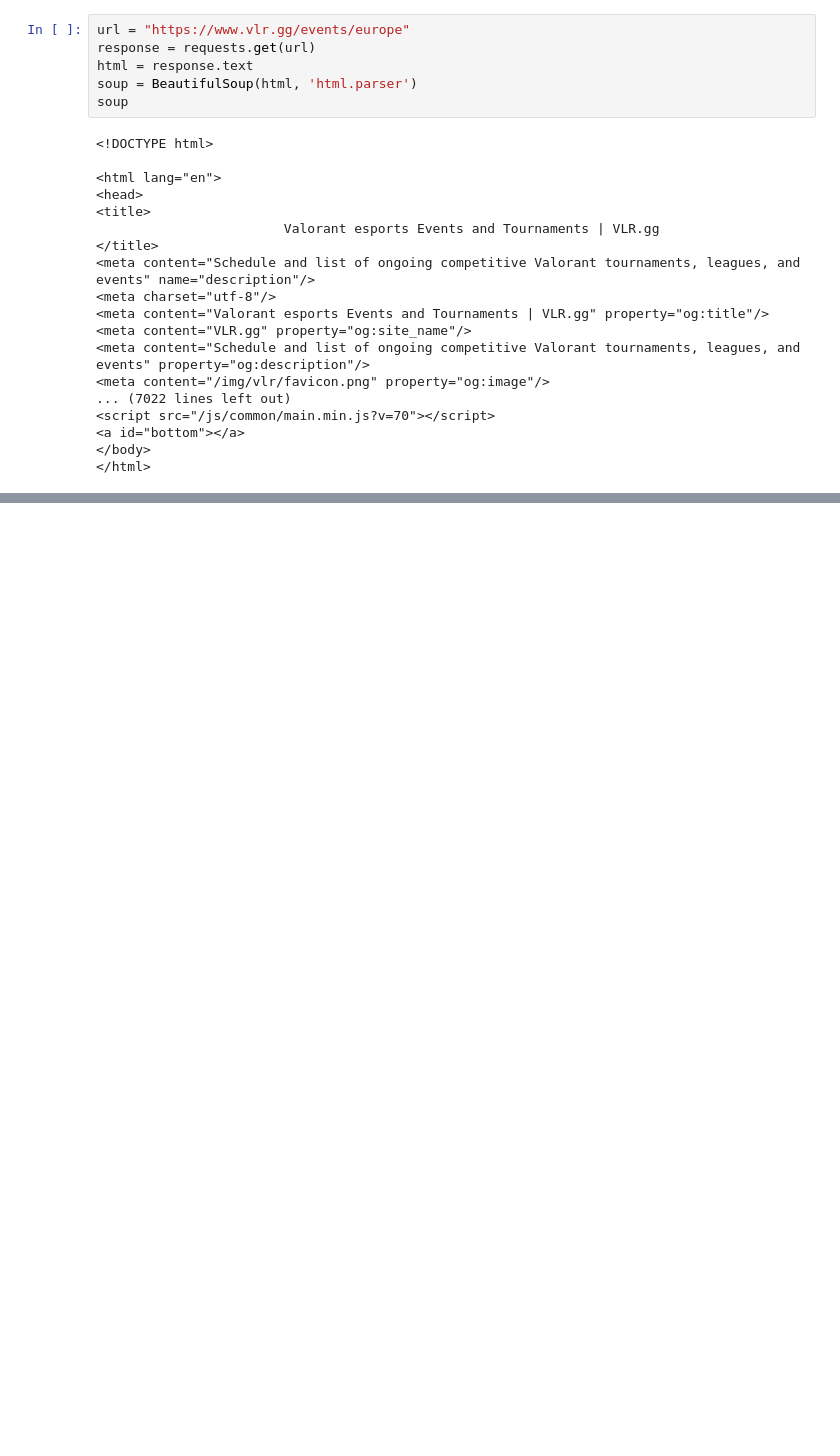
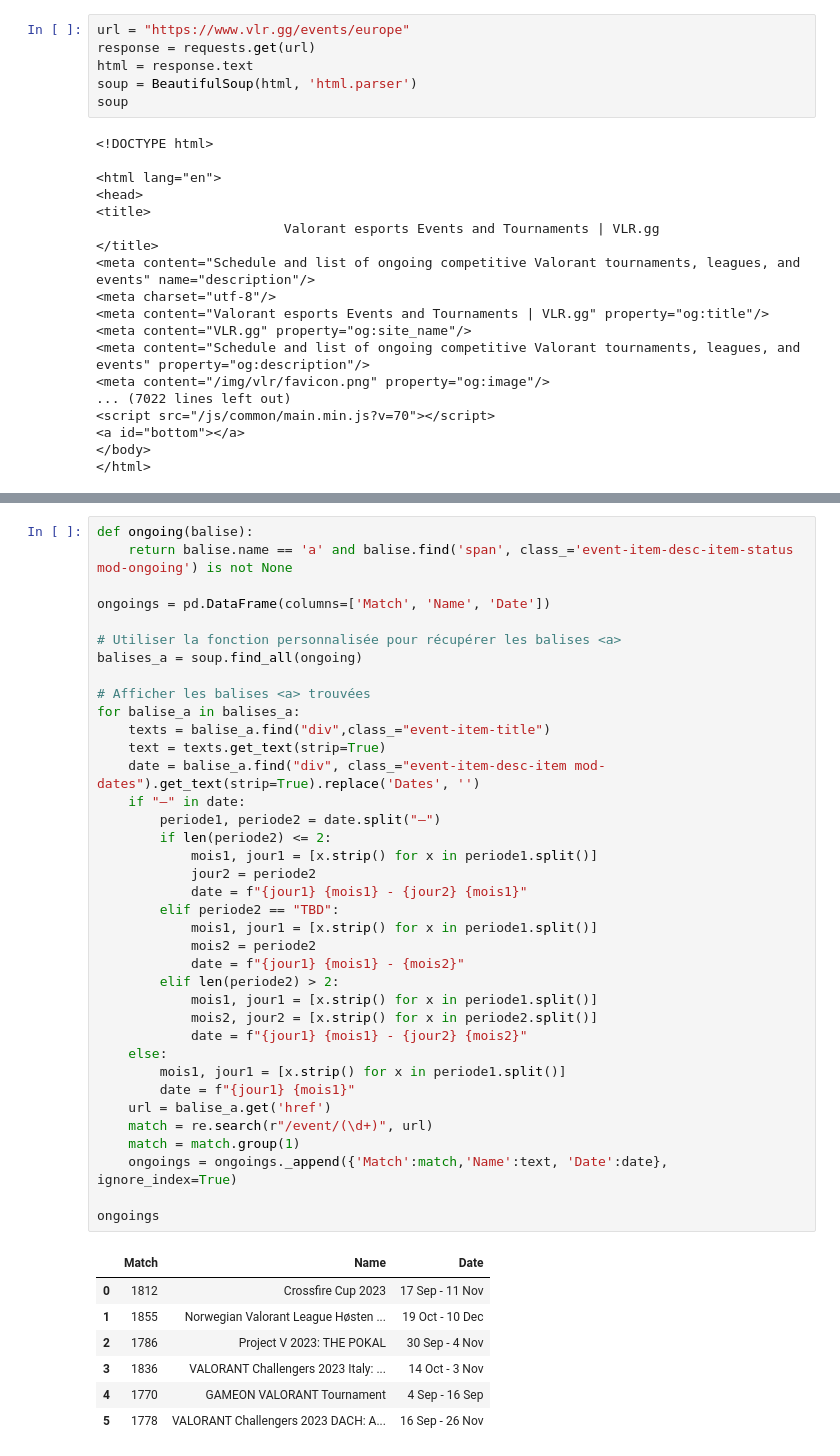
Before and after one commit to Finallo/Statoscop, a Jupyter notebook: test2.ipynb, the cells around one changed output, grey strips where cells are left out. Saved outputs shown, nothing was run; the diff lists cells and outputs as text; blank space fills up the shorter version.

```diff
--- a/test2.ipynb
+++ b/test2.ipynb
@@ -100,3 +88,48 @@ upcomings
+# %%
+def ongoing(balise):
+    return balise.name == 'a' and balise.find('span', class_='event-item-desc-item-status mod-ongoing') is not None
+
+ongoings = pd.DataFrame(columns=['Match', 'Name', 'Date'])
+
+# Utiliser la fonction personnalisée pour récupérer les balises <a>
+balises_a = soup.find_all(ongoing)
+
+# Afficher les balises <a> trouvées
+for balise_a in balises_a:
+    texts = balise_a.find("div",class_="event-item-title")
+    text = texts.get_text(strip=True)
+    date = balise_a.find("div", class_="event-item-desc-item mod-dates").get_text(strip=True).replace('Dates', '')
+    if "—" in date:
+        periode1, periode2 = date.split("—")
+        if len(periode2) <= 2:
+            mois1, jour1 = [x.strip() for x in periode1.split()]
+            jour2 = periode2
+            date = f"{jour1} {mois1} - {jour2} {mois1}"
+        elif periode2 == "TBD":
+            mois1, jour1 = [x.strip() for x in periode1.split()]
+            mois2 = periode2
+            date = f"{jour1} {mois1} - {mois2}"
+        elif len(periode2) > 2:
+            mois1, jour1 = [x.strip() for x in periode1.split()]
+            mois2, jour2 = [x.strip() for x in periode2.split()]
+            date = f"{jour1} {mois1} - {jour2} {mois2}"
+    else:
+        mois1, jour1 = [x.strip() for x in periode1.split()]
+        date = f"{jour1} {mois1}"
+    url = balise_a.get('href')
+    match = re.search(r"/event/(\d+)", url)
+    match = match.group(1)
+    ongoings = ongoings._append({'Match':match,'Name':text, 'Date':date}, ignore_index=True)
+
+ongoings
+# %% [output]
+|  | Match | Name | Date |
+| 0 | 1812 | Crossfire Cup 2023 | 17 Sep - 11 Nov |
+| 1 | 1855 | Norwegian Valorant League Høsten ... | 19 Oct - 10 Dec |
+| 2 | 1786 | Project V 2023: THE POKAL | 30 Sep - 4 Nov |
+| 3 | 1836 | VALORANT Challengers 2023 Italy: ... | 14 Oct - 3 Nov |
+| 4 | 1770 | GAMEON VALORANT Tournament | 4 Sep - 16 Sep |
+| 5 | 1778 | VALORANT Challengers 2023 DACH: A... | 16 Sep - 26 Nov |
 # %%
 def completed(balise):
     return balise.name == 'a' and balise.find('span', class_='event-item-desc-item-status mod-completed') is not None
```
Also changed, not shown: parts of 4 cells of this notebook, 3 other files.
